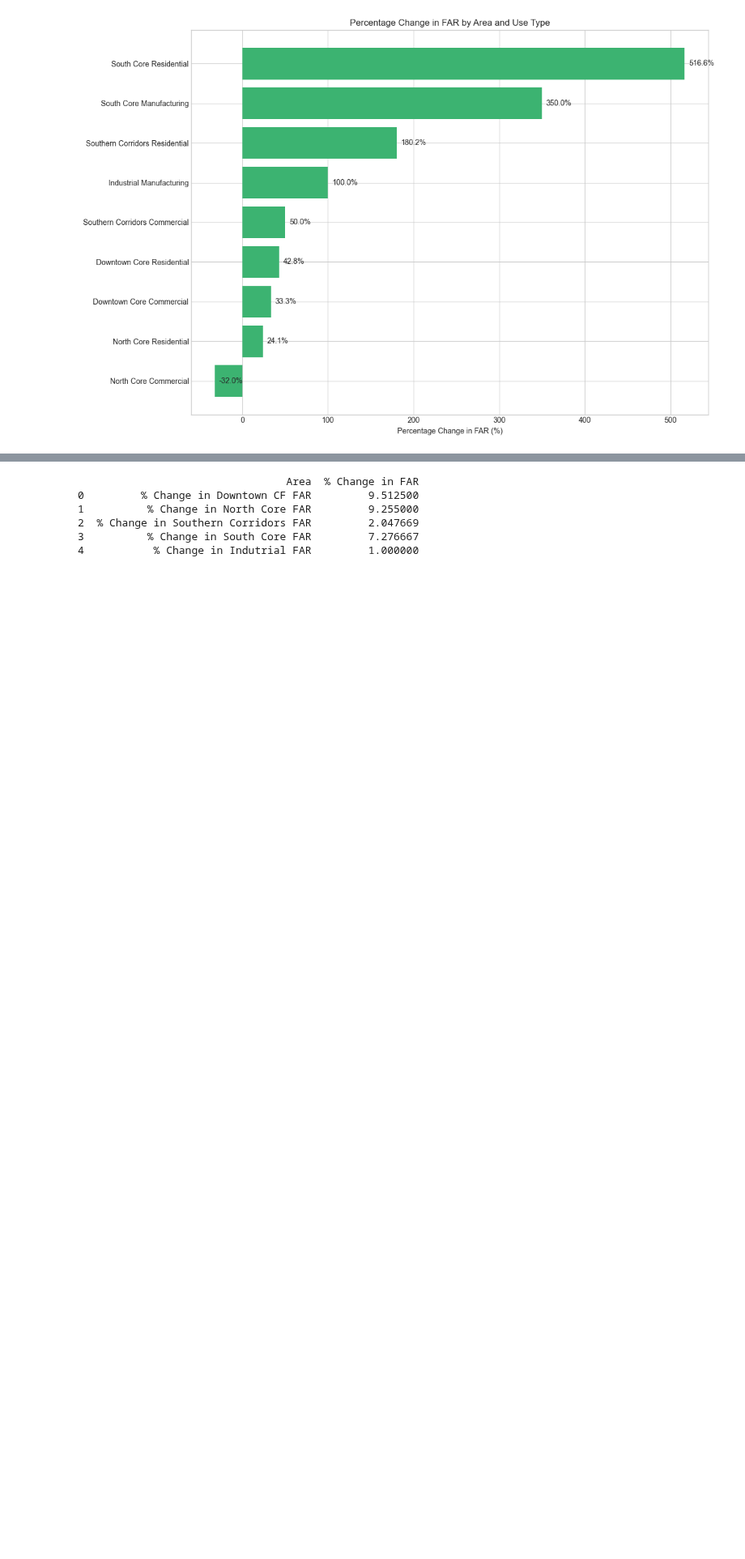
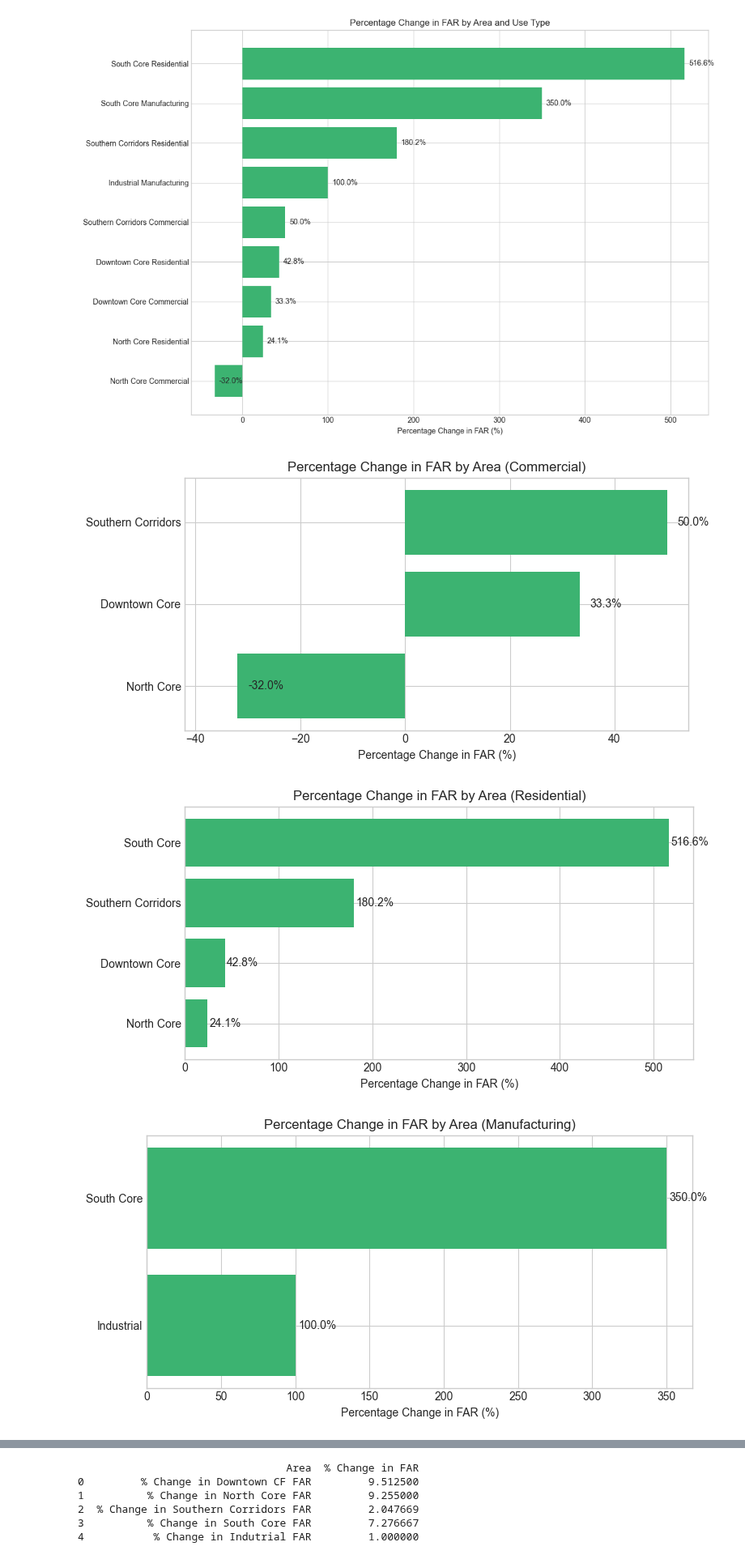
Before and after one commit to supernovaaa2024/RealEstateValuation, a Jupyter notebook: Jamaica_FAR.ipynb, the cells around one changed output, grey strips where cells are left out. Shown at 81% size. Cells and saved outputs as stored; diff of their text form; code cells hidden in the pictures; blank space fills up the shorter version.

```diff
--- a/Jamaica_FAR.ipynb
+++ b/Jamaica_FAR.ipynb
@@ -60,3 +60,22 @@ plt.savefig('percentage_far_changes.png')
 # %% [output]
 [figure]
 [figure]
+# %%
+# Separate horizontal bar charts for Percentage Change in FAR by Use Type (all areas on one graph)
+for use_type in ['Commercial', 'Residential', 'Manufacturing']:
+    df_use = df_percent[df_percent['Use Type'] == use_type]
+    if not df_use.empty:
+        plt.figure(figsize=(8, 4))
+        bars = plt.barh(df_use['Area'], df_use['Percentage Change'], color='mediumseagreen')
+        plt.xlabel('Percentage Change in FAR (%)')
+        plt.title(f'Percentage Change in FAR by Area ({use_type})')
+        plt.xlim(left=min(0, df_use['Percentage Change'].min() - 10))
+        plt.gca().invert_yaxis()
+        for bar in bars:
+            plt.text(bar.get_width() + 2, bar.get_y() + bar.get_height()/2, f'{bar.get_width():.1f}%', va='center')
+        plt.tight_layout()
+        plt.show()
+# %% [output]
+[figure, added]
+[figure, added]
+[figure, added]
```
Also changed, not shown: parts of 1 cell of this notebook, 2 other files.
